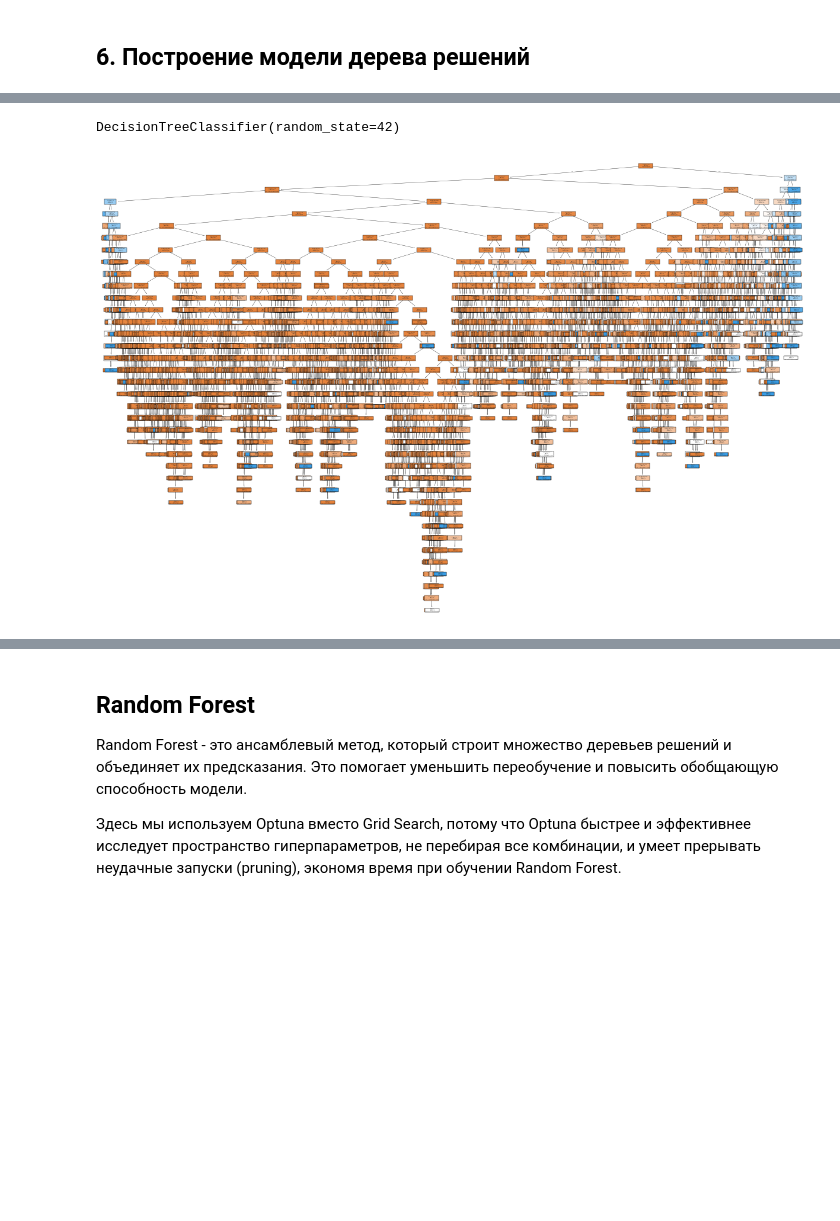
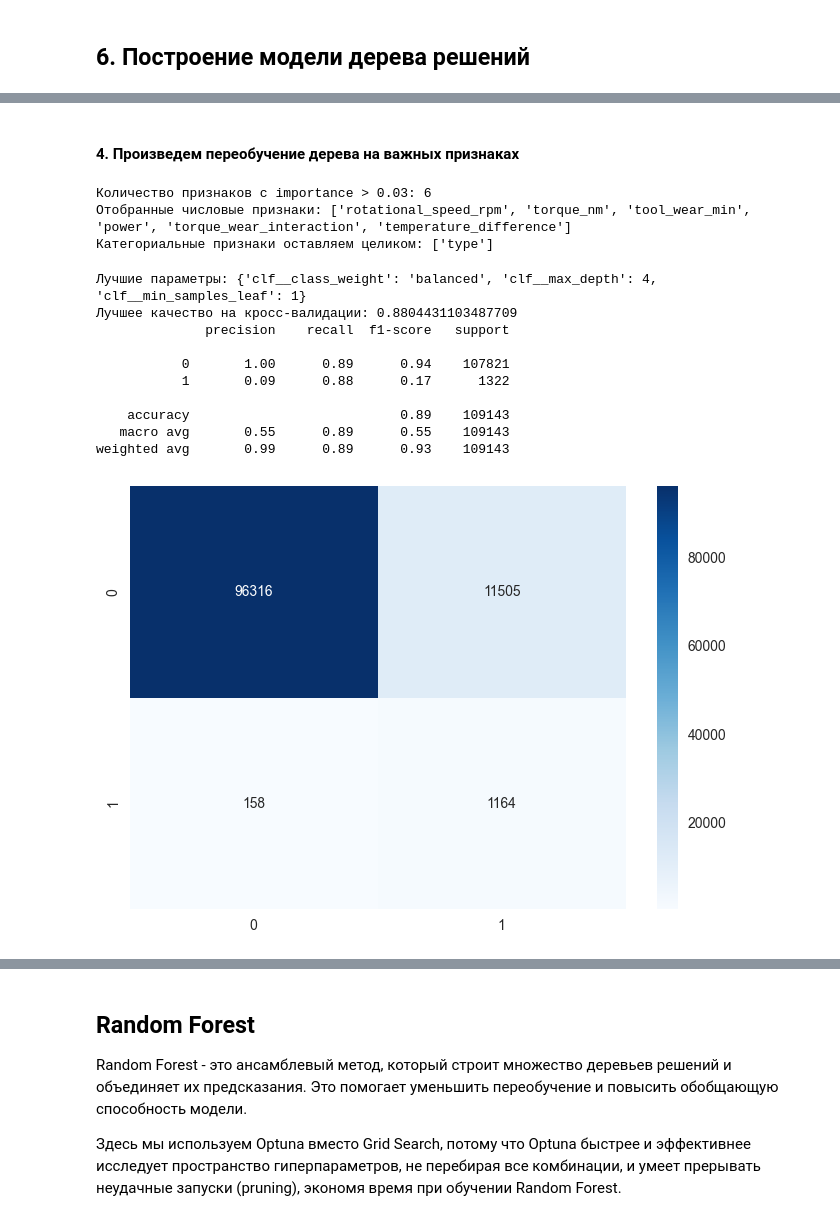
Before and after one commit to aleksandr-novikov/equipment-failure-prediction, a Jupyter notebook: solution.ipynb, the cells around one changed output, grey strips where cells are left out. Cells and saved outputs as stored; diff of their text form; code cells hidden in the pictures; blank space fills up the shorter version.

```diff
--- a/solution.ipynb
+++ b/solution.ipynb
@@ -1924,26 +1945,58 @@ sns.scatterplot(
+# %% [markdown]
+#### 4. Произведем переобучение дерева на важных признаках
 # %%
-from sklearn.tree import DecisionTreeClassifier
+# Отбор признаков по условию importance > 0
+selected = feature_importance[feature_importance > 0.03].index
+print("Количество признаков с importance > 0.03:", len(selected))
 
-# Построим простое дерево без подбора гиперпараметров
-dt_simple = DecisionTreeClassifier(random_state=42)
+# Берём только числовые признаки (из ветки "num__")
+selected_num_raw = [f.replace("num__", "") for f in selected if f.startswith("num__")]
 
-# Производим обучение
-dt_simple.fit(X_train_simple, y_train_tree)
+print("Отобранные числовые признаки:", selected_num_raw)
+print("Категориальные признаки оставляем целиком:", categorical_features)
 # %% [output]
-DecisionTreeClassifier(random_state=42)
+Количество признаков с importance > 0.03: 6
+Отобранные числовые признаки: ['rotational_speed_rpm', 'torque_nm', 'tool_wear_min', 'power', 'torque_wear_interaction', 'temperature_difference']
+Категориальные признаки оставляем целиком: ['type']
 # %%
-# Визуализируем обученное дерево в виде графа с помощью метода plot_tree() из модуля tree
+tree_transformer_sel = ColumnTransformer(
+    transformers=[
+        ("num", "passthrough", selected_num_raw),
+        ("cat", OneHotEncoder(drop="first", handle_unknown="ignore"), categorical_features),
+    ]
+)
 
-from sklearn import tree
+tree_pipeline_sel = Pipeline(
+    steps=[
+        ("transformer", tree_transformer_sel),
+        ("clf", DecisionTreeClassifier(random_state=42)),
+    ]
+)
 
-plt.figure(figsize=(15, 10))
-tree.plot_tree(
-    dt_simple,
-    feature_names=X_train_simple.columns,
-    class_names=["0 - нет отказа оборудования", "1 - отказ оборудования"],
-    filled=True,  # расцветка графа
+param_grid_tree = {
+    "clf__max_depth": range(2, 11),
+    "clf__min_samples_leaf": range(1, 6),
+    "clf__class_weight": [None, "balanced"],
+}
+
+tree_gs_sel = GridSearchCV(
+    estimator=tree_pipeline_sel,
+    param_grid=param_grid_tree,
+    cv=skf,
+    scoring="recall",
+    n_jobs=-1,
 )
-plt.show()
+fit_and_predict(tree_gs_sel)
 # %% [output]
+Лучшие параметры: {'clf__class_weight': 'balanced', 'clf__max_depth': 4, 'clf__min_samples_leaf': 1}
+Лучшее качество на кросс-валидации: 0.8804431103487709
+              precision    recall  f1-score   support
+
+           0       1.00      0.89      0.94    107821
+           1       0.09      0.88      0.17      1322
+
+    accuracy                           0.89    109143
+   macro avg       0.55      0.89      0.55    109143
+weighted avg       0.99      0.89      0.93    109143
-[figure, old version]
+[figure, new version]
 # %%
```
Also changed, not shown: parts of 61 cells of this notebook, 6 other files.
